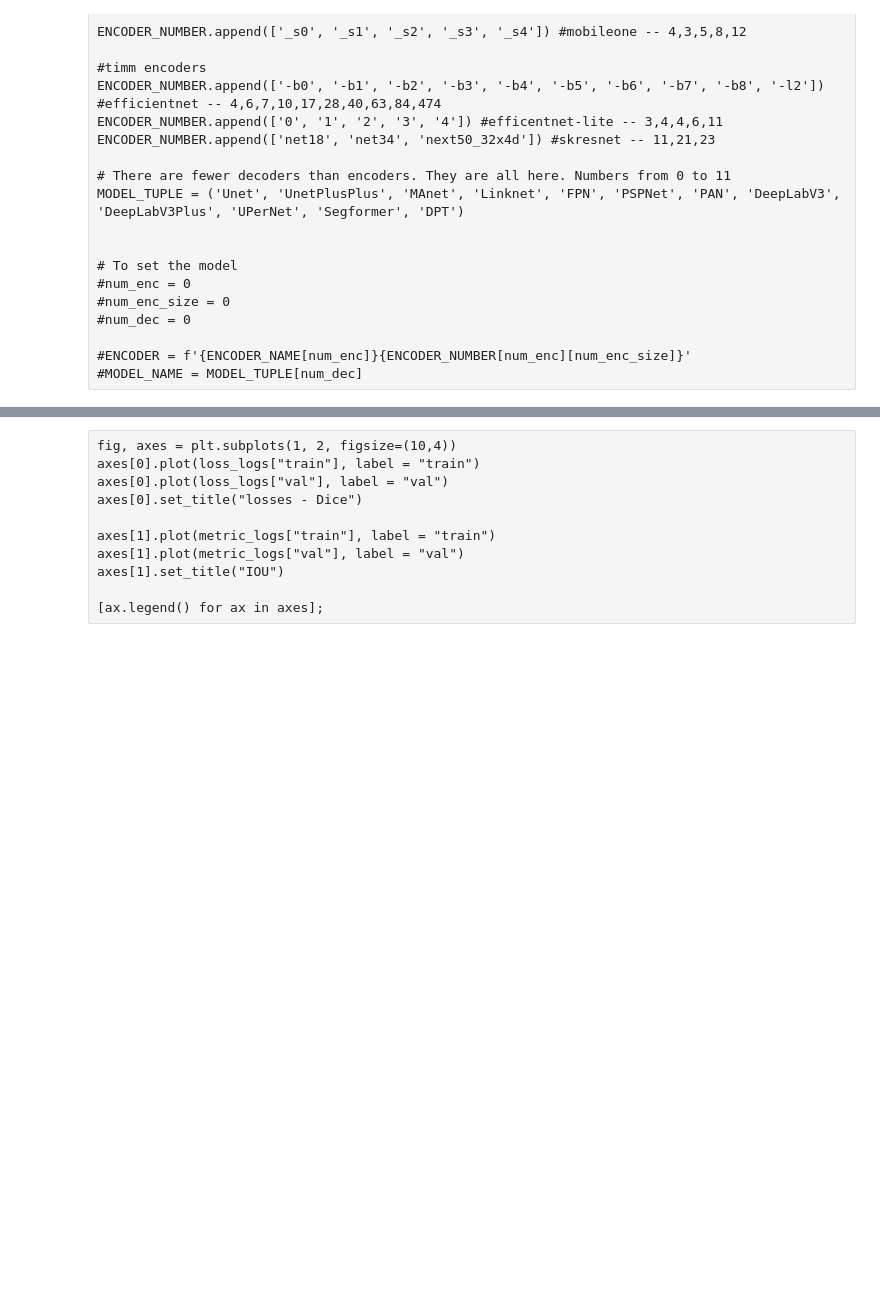
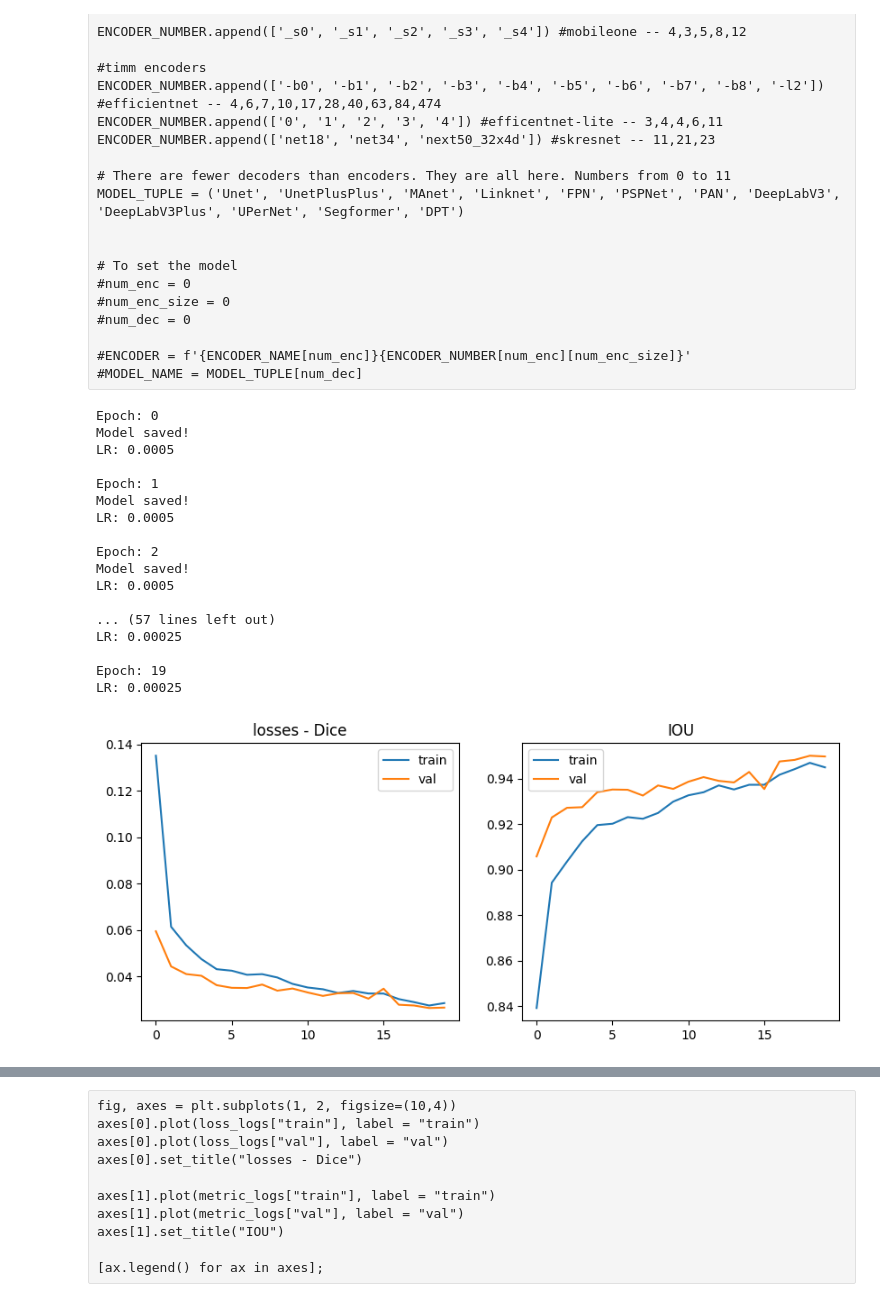
Before and after one commit to nikerdon/ML_2025_Offroad, a Jupyter notebook: off_road_seg_model_v2.ipynb, the cells around one changed output, grey strips where cells are left out. Saved outputs shown, nothing was run; the diff lists cells and outputs as text; code cells hidden in the pictures; blank space fills up the shorter version.

Commit message:
ran models

```diff
--- a/off_road_seg_model_v2.ipynb
+++ b/off_road_seg_model_v2.ipynb
@@ -353,7 +353,7 @@ class model_runner:
                  xtd = X_TRAIN_DIR, ytd = Y_TRAIN_DIR, xvd = X_VALID_DIR, yvd = Y_VALID_DIR,
                  ilr = INIT_LR, loss = loss, bs_train=16, bs_val = 1):
         self.model = smp.create_model(
-            arch=arch
+            arch=arch,
             encoder_name=en,
             encoder_weights=en_w,
             classes=cl,
@@ -513,13 +513,32 @@ MODEL_TUPLE = ('Unet', 'UnetPlusPlus', 'MAnet', 'Linknet', 'FPN', 'PSPNet', 'PAN
 # %%
 # This can now be copied many times
 model_name = MODEL_NAME
 encoder = ENCODER
-save_file = MODEL_SAVE_NAME
+save_file = "model_test_001_ep20"
 
-model1 = smp.create_model(
+model1 = model_runner(
     arch=model_name,
     en=encoder,
 )
 
-model1.run_model(model_save_name = save_file)
+model1.run_model(model_save_name = save_file, epochs=20)
 model1.plot_model()
+# %% [output]
+Epoch: 0
+Model saved!
+LR: 0.0005
+
+Epoch: 1
+Model saved!
+LR: 0.0005
+
+Epoch: 2
+Model saved!
+LR: 0.0005
+
+... (57 lines left out)
+LR: 0.00025
+
+Epoch: 19
+LR: 0.00025
+[figure, added]
```
Also changed, not shown: parts of 5 cells of this notebook, 6 other files.
